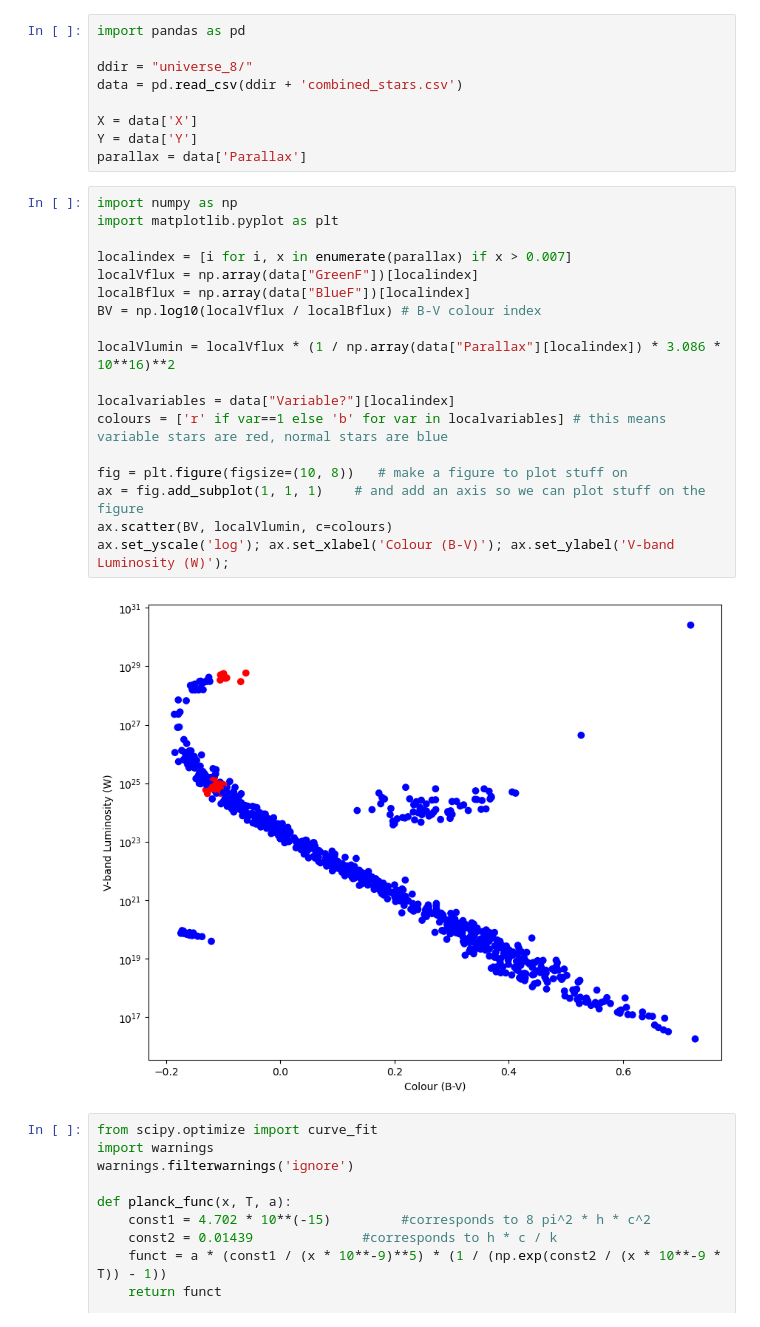
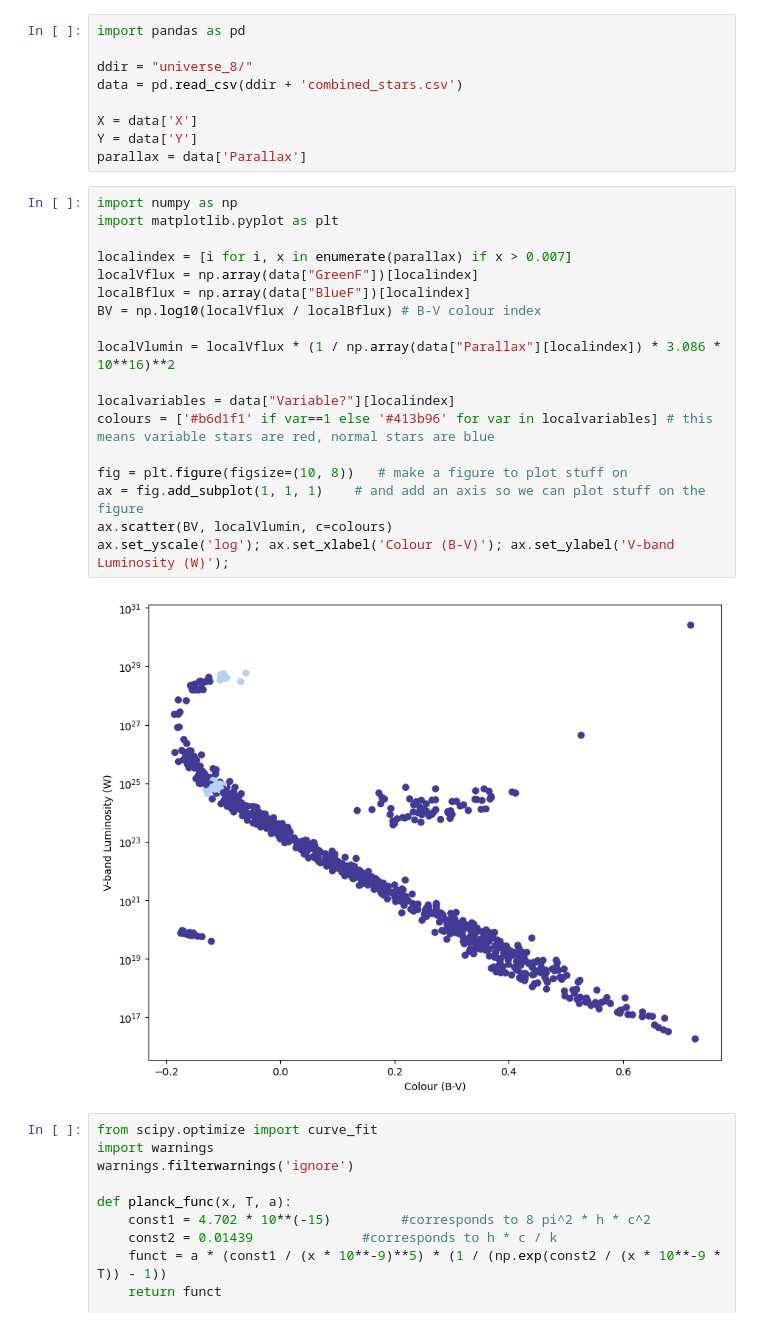
Before and after one commit to nicomii/astro_ladder, a Jupyter notebook: final/hr_diagram.ipynb, the cells around one changed output. Drawn from its saved outputs; the diff is of its cells as text.

```diff
--- a/final/hr_diagram.ipynb
+++ b/final/hr_diagram.ipynb
@@ -10,23 +10,23 @@ parallax = data['Parallax']
 # %%
 import numpy as np
 import matplotlib.pyplot as plt
 
 localindex = [i for i, x in enumerate(parallax) if x > 0.007]
 localVflux = np.array(data["GreenF"])[localindex]
 localBflux = np.array(data["BlueF"])[localindex]
 BV = np.log10(localVflux / localBflux) # B-V colour index
 
 localVlumin = localVflux * (1 / np.array(data["Parallax"][localindex]) * 3.086 * 10**16)**2
 
 localvariables = data["Variable?"][localindex]
-colours = ['r' if var==1 else 'b' for var in localvariables] # this means variable stars are red, normal stars are blue
+colours = ['#b6d1f1' if var==1 else '#413b96' for var in localvariables] # this means variable stars are red, normal stars are blue
 
 fig = plt.figure(figsize=(10, 8))   # make a figure to plot stuff on
 ax = fig.add_subplot(1, 1, 1)    # and add an axis so we can plot stuff on the figure
 ax.scatter(BV, localVlumin, c=colours)
 ax.set_yscale('log'); ax.set_xlabel('Colour (B-V)'); ax.set_ylabel('V-band Luminosity (W)');
 # %% [output]
-[figure, old version]
+[figure, new version]
 # %%
 from scipy.optimize import curve_fit
 import warnings
```
Also changed, not shown: parts of 1 cell of this notebook, 6 other files.
